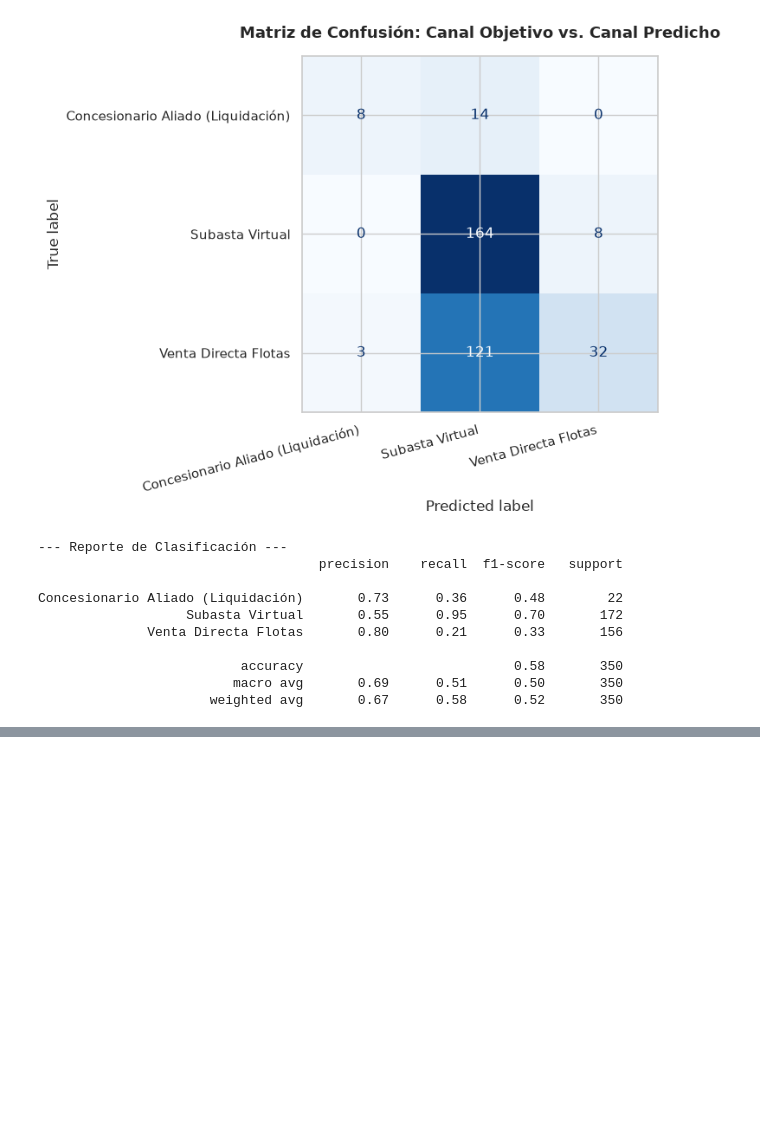
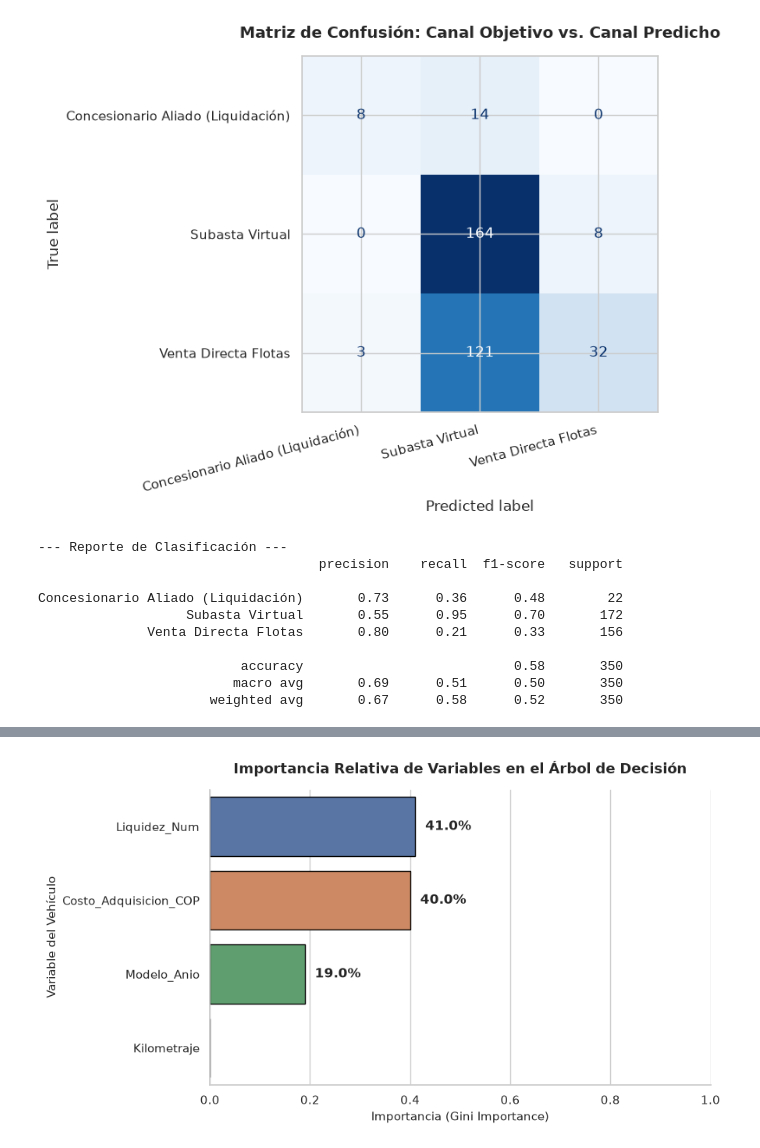
Before and after one commit to jdarizasa/Caso-de-Uso-Analista-de-Datos, a Jupyter notebook: notebooks/02_ml_channel_reasignment.ipynb, the cells around one changed output, grey strips where cells are left out. Saved outputs shown, nothing was run; the diff lists cells and outputs as text; code cells hidden in the pictures; blank space fills up the shorter version.

```diff
--- a/notebooks/02_ml_channel_reasignment.ipynb
+++ b/notebooks/02_ml_channel_reasignment.ipynb
@@ -160,0 +173,43 @@ print(reglas_texto)
+# %%
+importancias = motor.model.feature_importances_
+df_importancias = pd.DataFrame(
+    {'Feature': feature_names, 'Importancia': importancias}
+).sort_values(by='Importancia', ascending=False)
+
+fig, ax = plt.subplots(figsize=(9, 5))
+sns.barplot(
+    data=df_importancias,
+    x='Importancia',
+    y='Feature',
+    hue = 'Feature',
+    ax=ax,
+    edgecolor='black',
+    legend=False
+)
+
+ax.set_title(
+    'Importancia Relativa de Variables en el Árbol de Decisión',
+    fontsize=13,
+    pad=15,
+    weight='bold',
+)
+ax.set_xlabel('Importancia (Gini Importance)', fontsize=11)
+ax.set_ylabel('Variable del Vehículo', fontsize=11)
+ax.set_xlim(0, 1.0)
+
+for i, row in df_importancias.iterrows():
+    val = row['Importancia']
+    if val > 0:
+        ax.text(
+            val + 0.02,
+            df_importancias.index.get_loc(i),
+            f'{val:.1%}',
+            va='center',
+            weight='bold',
+        )
+
+sns.despine()
+plt.tight_layout()
+plt.show()
+# %% [output]
+[figure, added]
```
Also changed, not shown: parts of 5 cells of this notebook, 1 other file.
